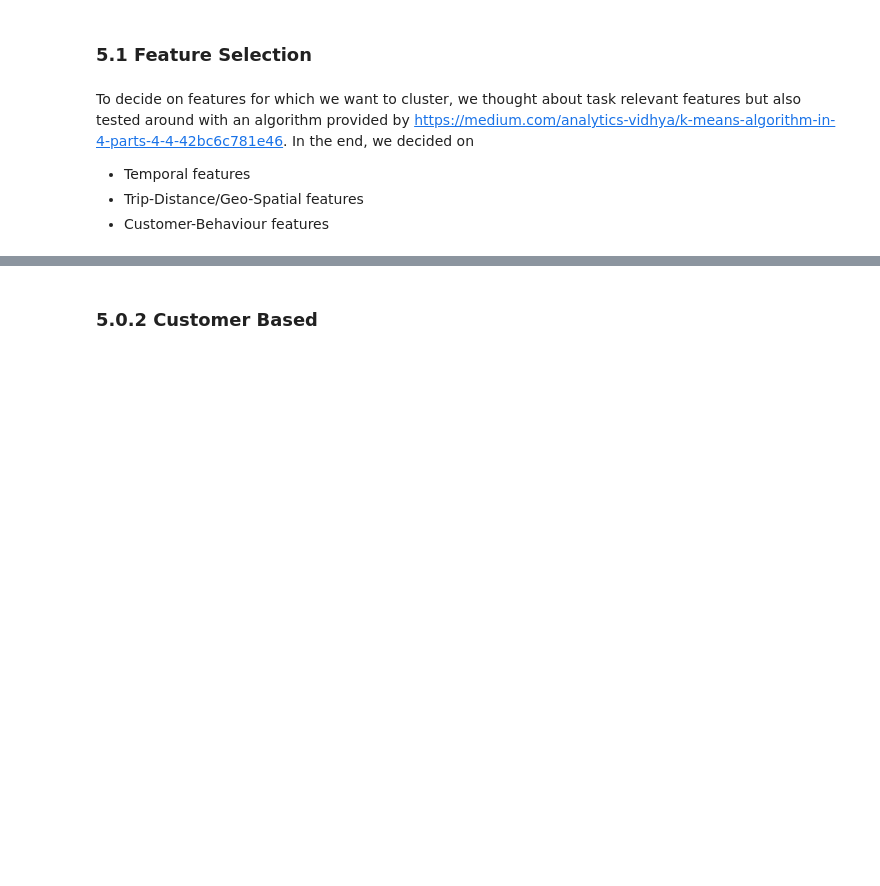
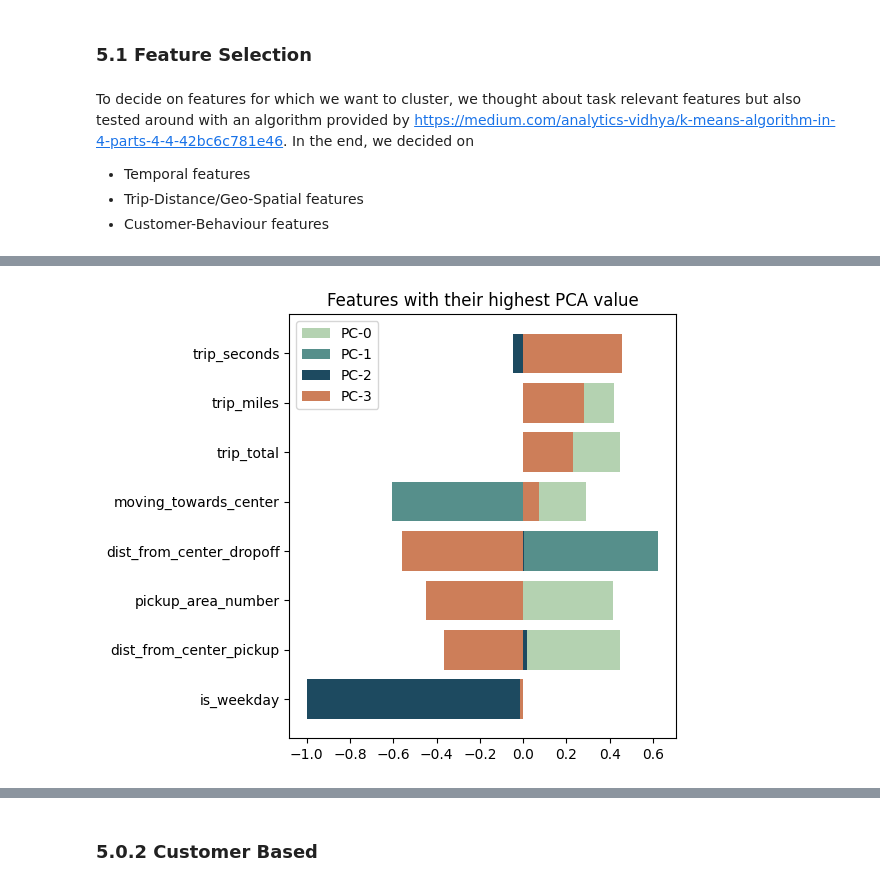
Before and after one commit to madxox/AAA_Teamassignment, a Jupyter notebook: 03_cluster_analysis.ipynb, the cells around one changed output, grey strips where cells are left out. Drawn from its saved outputs; the diff is of its cells as text; code cells hidden in the pictures; blank space fills up the shorter version.

```diff
--- a/03_cluster_analysis.ipynb
+++ b/03_cluster_analysis.ipynb
@@ -480,0 +537,22 @@ CLUSTER_NUMBER = 4
+# %%
+# Additionally reduce dim with PCA
+pca_scaling = PCA(n_components=4)
+pca_scaling_result = pca_scaling.fit_transform(df_selection_scaled)
+explained_variance_scaling = pca_scaling.explained_variance_ratio_
+# %%
+plt.figure(figsize=(6, 5))
+
+# Plotting the explained variance ratios
+features = df_selection.columns
+
+# With scaling
+for i in range(0, 4):
+    plt.barh(features, pca_scaling.components_[i], label=f'PC-{i}', color=colors[i])
+#plt.barh(features, pca_scaling.components_[1], label='PC-2', color=colors[1])
+plt.title('Features with their highest PCA value')
+plt.legend()
+
+plt.tight_layout()
+plt.show()
+# %% [output]
+[figure, added]
```
Also changed, not shown: parts of 72 cells of this notebook, 1 other file.
